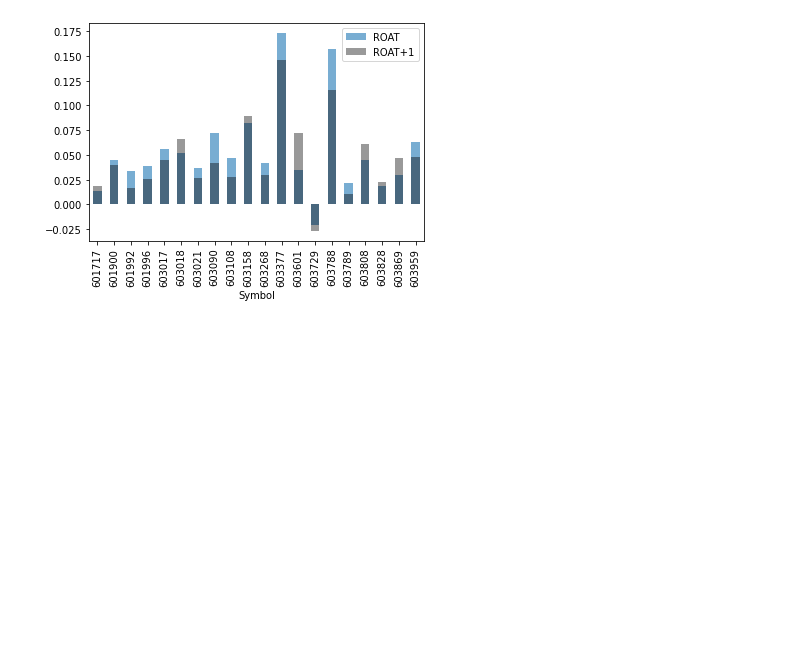
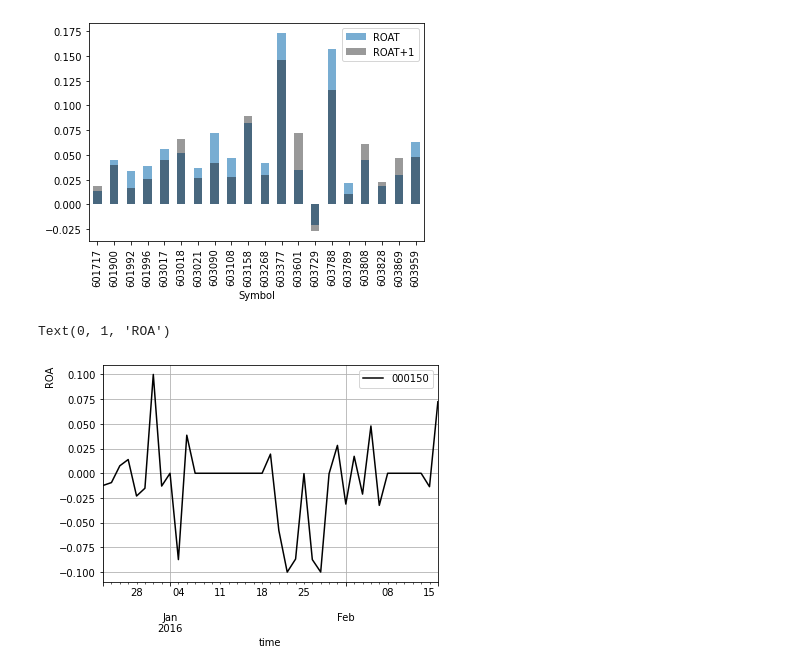
Before and after one commit to YunmaoLeo/Python-DataAnalysis-FInancialEvent-Lejie, a Jupyter notebook: Data-Visualization on M&A.ipynb, the cells around one changed output. Drawn from its saved outputs; the diff is of its cells as text; code cells hidden in the pictures; blank space fills up the shorter version.

```diff
--- a/Data-Visualization on M&A.ipynb
+++ b/Data-Visualization on M&A.ipynb
@@ -84,0 +108,2 @@ plt.legend(loc='best')
+# %%
+stockROE = stockROE.reset_index()
@@ -84,0 +112,15 @@ plt.legend(loc='best')
+# %%
+time = time.reset_index()
+del time['index']
+# %%
+stockROE['time']=time
+# %%
+stockROE.set_index('time',inplace = True)
+# %%
+stockROE.plot.line(label='ROE',color = 'black')
+plt.grid(True)
+plt.xlabel('time')
+plt.ylabel('ROA',loc='top')
+# %% [output]
+Text(0, 1, 'ROA')
+[figure, added]
```
Also changed, not shown: parts of 40 cells of this notebook, 10 other files.
